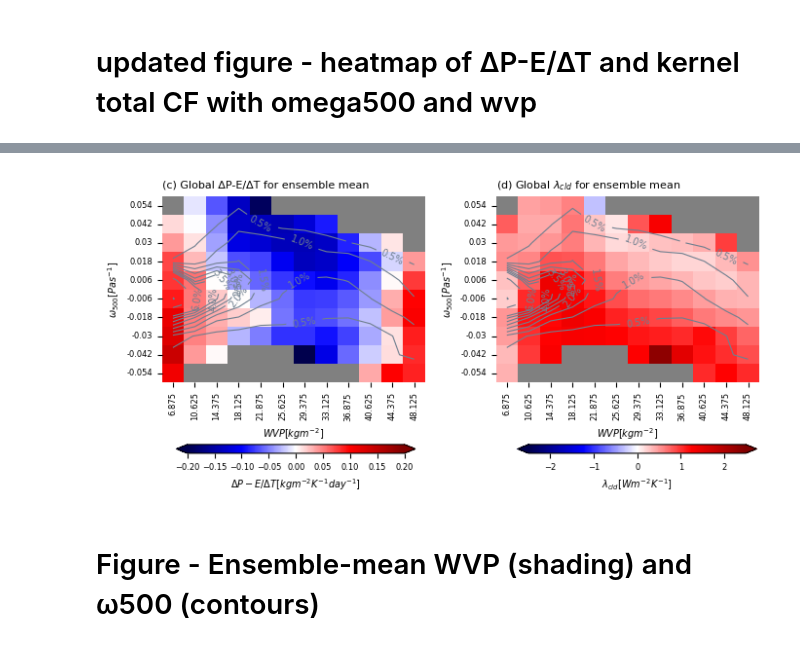
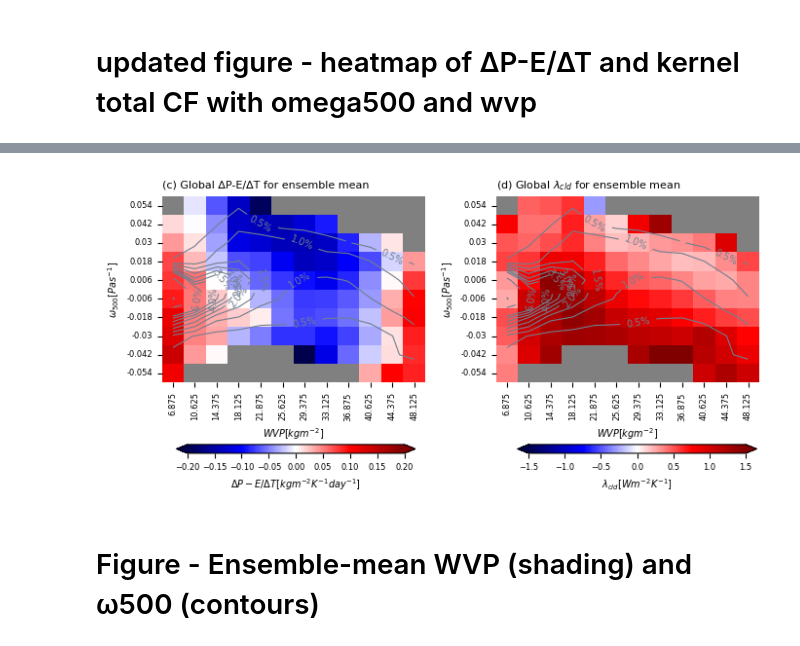
Before and after one commit to wgh-private/globalFB_precipeff, a Jupyter notebook: kernel_finalwork.ipynb, the cells around one changed output, grey strips where cells are left out. Saved outputs shown, nothing was run; the diff lists cells and outputs as text; code cells hidden in the pictures.

```diff
--- a/kernel_finalwork.ipynb
+++ b/kernel_finalwork.ipynb
@@ -159,4 +461,5 @@ def find_midpoints(bins):
 # %%
+# total CF
 from matplotlib.colors import ListedColormap
 
 # Pre-allocate to hold binned outputs for each ensemble
@@ -268,7 +571,7 @@ sns.heatmap(
     yticklabels=np.round(h_omg, 4),
     cmap=cmap_with_grey,
     ax=ax[1],
-    vmin=-2.5, vmax=2.5,
+    vmin=-1.5, vmax=1.5,
     cbar=False
 )
 
@@ -277,34 +580,34 @@ X, Y = np.meshgrid(np.arange(density_percentage.shape[1]), np.arange(density_per
 contour = ax[1].contour(
     X + 0.5, Y + 0.5, density_percentage,
     levels=contour_levels,
     colors='slategrey', linewidths=0.8
 )
 ax[1].clabel(contour, fmt="%.1f%%", inline=True, fontsize=label_fontsize)
 
 # Labels and title
 ax[1].set_xlabel('$WVP [kgm^{-2}]$', fontsize=label_fontsize)
 ax[1].set_ylabel('$\omega_{500}[Pas^{-1}]$', fontsize=label_fontsize)
 ax[1].set_title('(d) Global $\lambda_{cld}$ for ensemble mean', loc='left', fontsize=title_fontsize)
 ax[1].tick_params(axis='both', labelsize=tick_fontsize)
 
 # Manually place colorbar for ax[0]
 cax0 = fig.add_axes([0.125, 0.01, 0.35, 0.03])  # [left, bottom, width, height]
 cb0 = fig.colorbar(ax[0].collections[0], cax=cax0, orientation='horizontal', extend='both')
 cb0.set_label('$\Delta P-E/ \Delta T [kgm^{-2}K^{-1}day^{-1}]$', fontsize=label_fontsize)
 cb0.ax.tick_params(labelsize=tick_fontsize)
 
 # Manually place colorbar for ax[1]
 cax1 = fig.add_axes([0.625, 0.01, 0.35, 0.03])
 cb1 = fig.colorbar(ax[1].collections[0], cax=cax1, orientation='horizontal', extend='both')
 cb1.set_label('$\lambda_{cld} [Wm^{-2}K^{-1}]$', fontsize=label_fontsize)
 cb1.ax.tick_params(labelsize=tick_fontsize)
 
 plt.tight_layout()
 plt.savefig(fig_dir+'heatmap.png',
             bbox_inches='tight', facecolor='white', dpi=500)
 plt.show()
 # %% [output]
-[figure, old version]
+[figure, new version]
 # %% [markdown]
 # Figure - Ensemble-mean WVP (shading) and ω500 (contours)
 # %%
```
Also changed, not shown: parts of 4 cells of this notebook.
